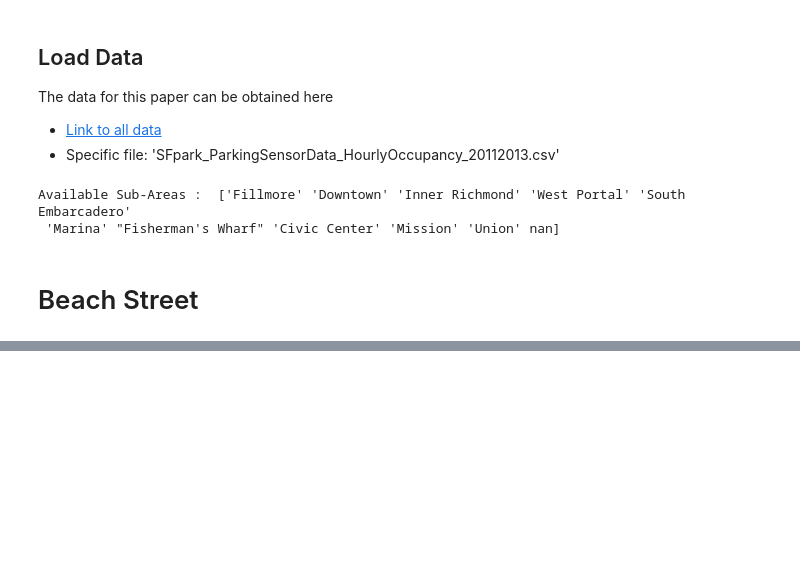
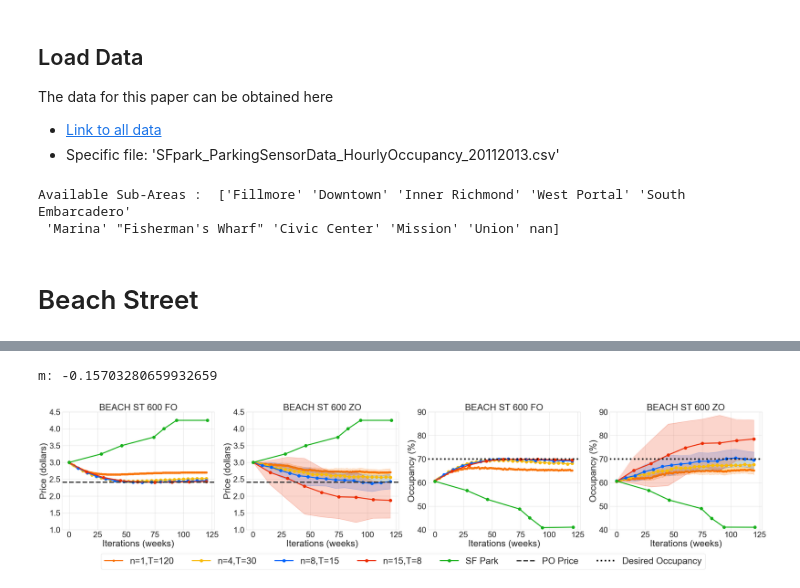
Before and after one commit to mitasray/dd-tv-learning, a Jupyter notebook: 00-ReproduceFigures.ipynb, the cells around one changed output, grey strips where cells are left out. Drawn from its saved outputs; the diff is of its cells as text; code cells hidden in the pictures; blank space fills up the shorter version.

```diff
--- a/00-ReproduceFigures.ipynb
+++ b/00-ReproduceFigures.ipynb
@@ -326,0 +333,5 @@ NameError: name 'numdays' is not defined
+# %%
+fo_zo_plotter(beach_street_name, 600, 3.00, pre_loaded_dataset=pre_occ_beach, pre_data=data_600)
+# %% [output]
+m: -0.15703280659932659
+[figure, added]
```
Also changed, not shown: parts of 10 cells of this notebook, 2 other files.
